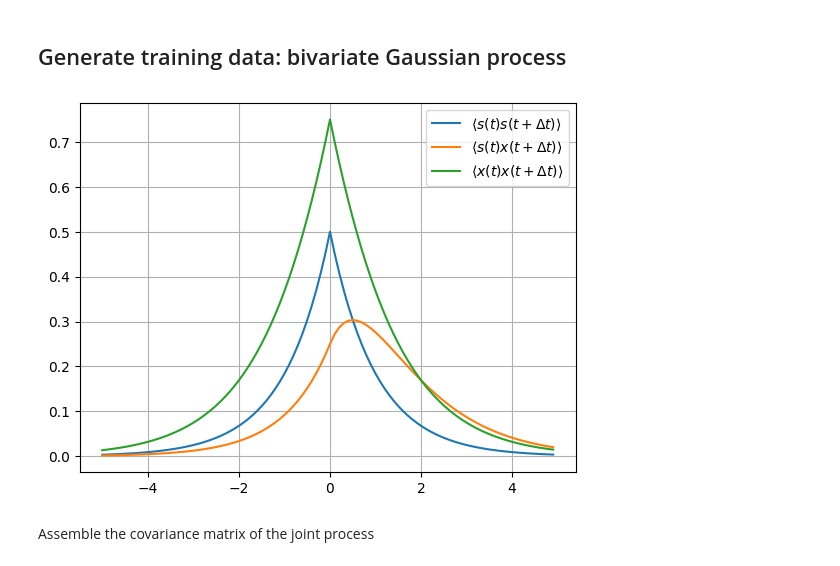
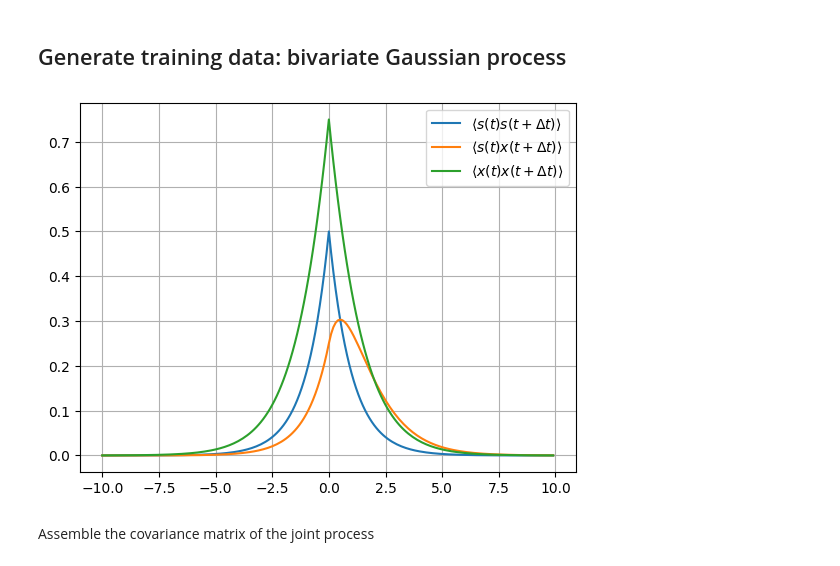
Before and after one commit to manuel-rhdt/ml-pws, a Jupyter notebook: notebooks/01_condtional-lstm.ipynb, the cells around one changed output. Cells and saved outputs as stored; diff of their text form; code cells hidden in the pictures.

```diff
--- a/notebooks/01_condtional-lstm.ipynb
+++ b/notebooks/01_condtional-lstm.ipynb
@@ -65,14 +65,14 @@ def cov_xx(t):
     scale1 = rho * sigma_sx * t * exprel((lamda - mu) * t)
     return exp2(t, lamda, scale1) + exp2(t, mu, sigma_xx)
 # %%
-t = torch.arange(-5, 5, 1e-1)
+t = torch.arange(-10, 10, 1e-1)
 plt.plot(t, cov_ss(t.abs()), label="$\\langle s(t) s(t+\Delta t)\\rangle$")
 plt.plot(t, torch.where(t >= 0, cov_sx(t), cov_xs(-t)), label="$\\langle s(t) x(t+\Delta t)\\rangle$")
 plt.plot(t, cov_xx(t.abs()), label="$\\langle x(t) x(t+\Delta t)\\rangle$")
 plt.legend()
 plt.grid();
 # %% [output]
-[figure, old version]
+[figure, new version]
 # %% [markdown]
 Assemble the covariance matrix of the joint process
 # %%
```
Also changed, not shown: parts of 43 cells of this notebook, 9 other files.
